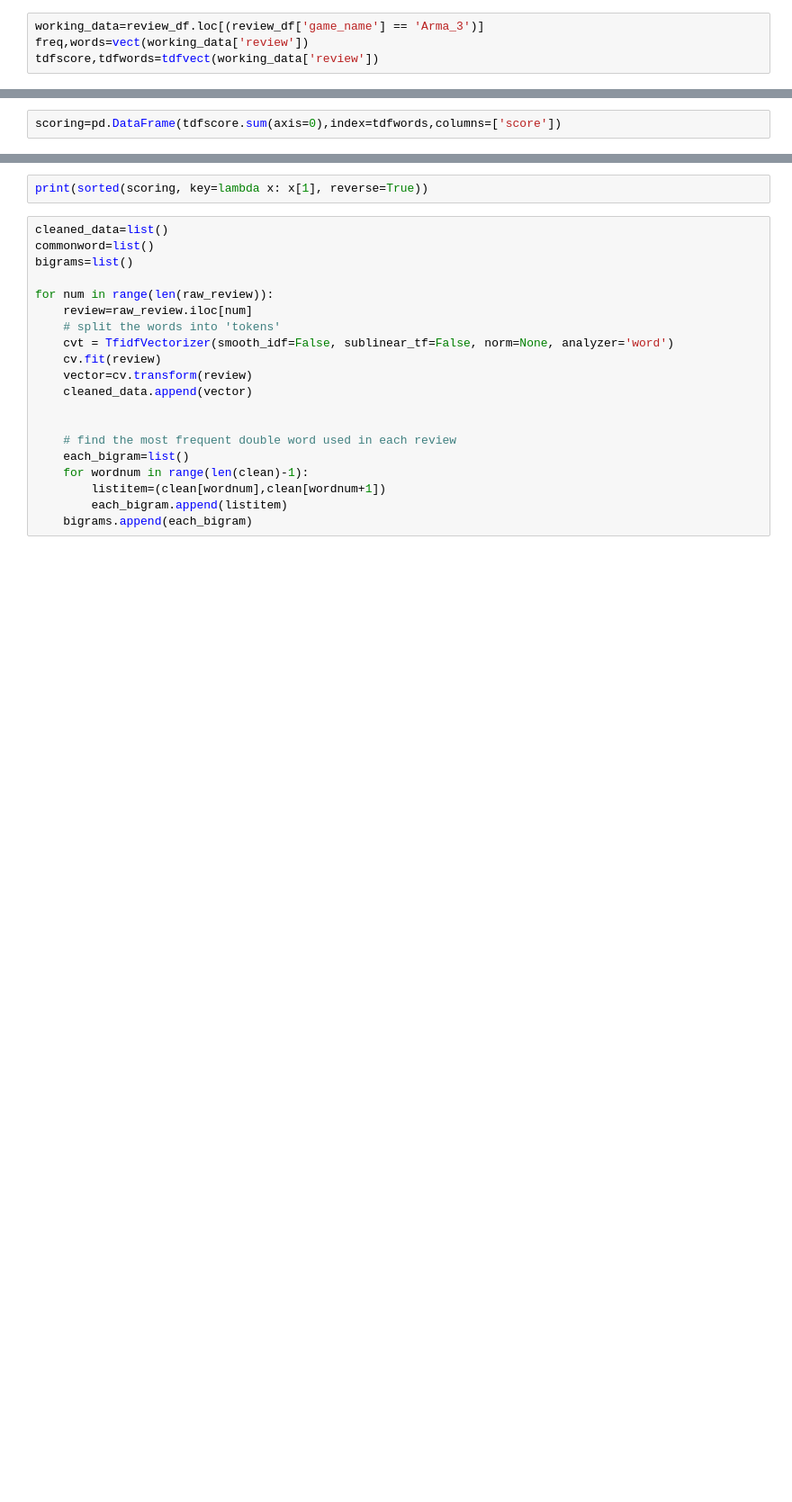
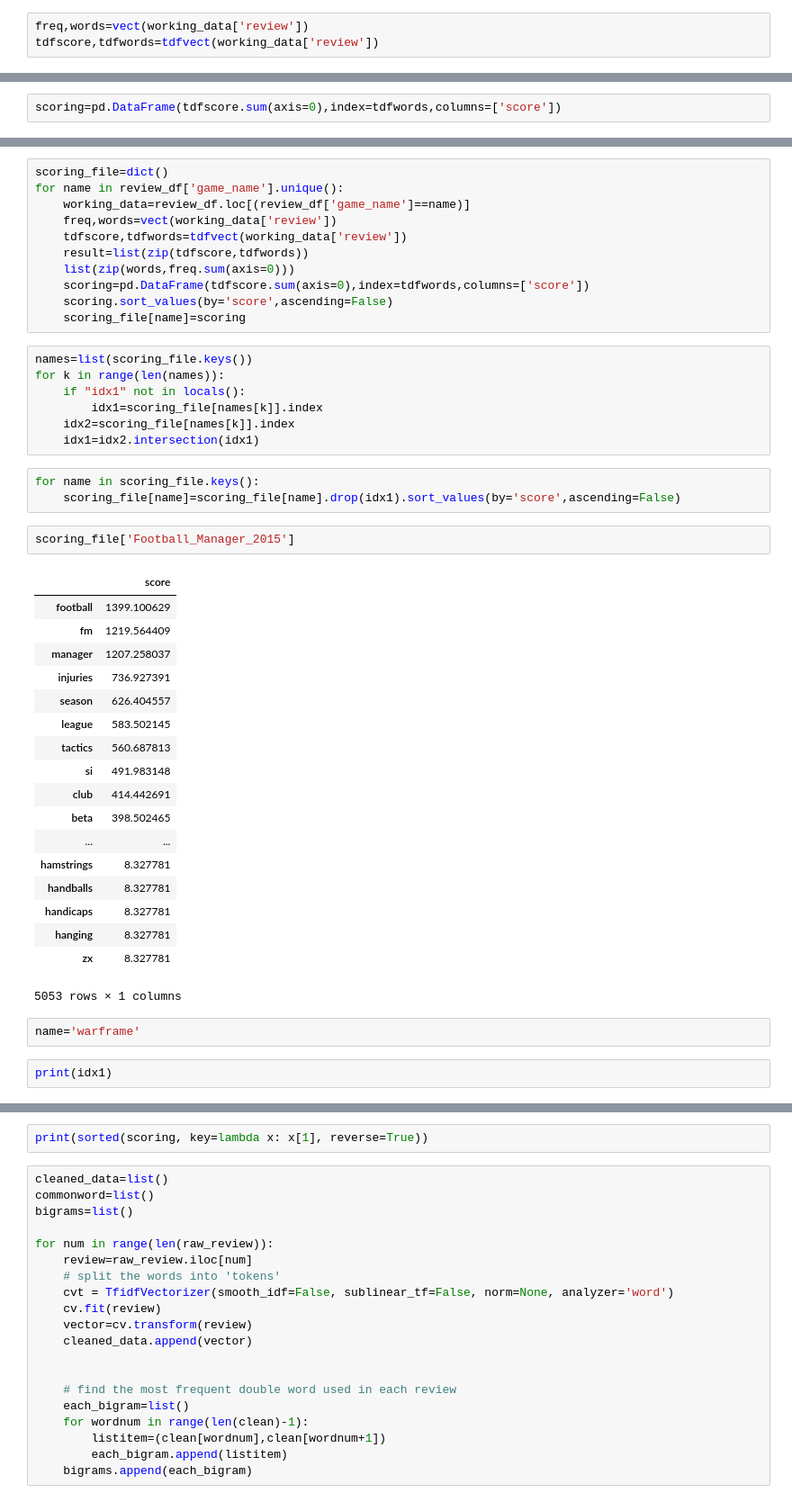
Before and after one commit to shshim906/Capstone1, a Jupyter notebook: game data wrangling.ipynb, the cells around one changed output, grey strips where cells are left out. Shown: that part at 90% size. Drawn from its saved outputs; the diff is of its cells as text; blank space fills up the shorter version.

```diff
--- a/game data wrangling.ipynb
+++ b/game data wrangling.ipynb
@@ -168,5 +111,4 @@ def tdfvect(text):
 # %%
-working_data=review_df.loc[(review_df['game_name'] == 'Arma_3')]
 freq,words=vect(working_data['review'])
 tdfscore,tdfwords=tdfvect(working_data['review'])
 # %%
@@ -229,0 +172,46 @@ scoring.sort_values(by='score',ascending=False)
+# %%
+scoring_file=dict()
+for name in review_df['game_name'].unique():
+    working_data=review_df.loc[(review_df['game_name']==name)]
+    freq,words=vect(working_data['review'])
+    tdfscore,tdfwords=tdfvect(working_data['review'])
+    result=list(zip(tdfscore,tdfwords))
+    list(zip(words,freq.sum(axis=0)))
+    scoring=pd.DataFrame(tdfscore.sum(axis=0),index=tdfwords,columns=['score'])
+    scoring.sort_values(by='score',ascending=False)
+    scoring_file[name]=scoring
+# %%
+names=list(scoring_file.keys())
+for k in range(len(names)):
+    if "idx1" not in locals():
+        idx1=scoring_file[names[k]].index
+    idx2=scoring_file[names[k]].index
+    idx1=idx2.intersection(idx1)
+# %%
+for name in scoring_file.keys():
+    scoring_file[name]=scoring_file[name].drop(idx1).sort_values(by='score',ascending=False)
+# %%
+scoring_file['Football_Manager_2015']
+# %% [output]
+|  | score |
+| football | 1399.100629 |
+| fm | 1219.564409 |
+| manager | 1207.258037 |
+| injuries | 736.927391 |
+| season | 626.404557 |
+| league | 583.502145 |
+| tactics | 560.687813 |
+| si | 491.983148 |
+| club | 414.442691 |
+| beta | 398.502465 |
+| ... | ... |
+| hamstrings | 8.327781 |
+| handballs | 8.327781 |
+| handicaps | 8.327781 |
+| hanging | 8.327781 |
+| zx | 8.327781 |
+5053 rows × 1 columns
+# %%
+name='warframe'
+# %%
+print(idx1)
```
Also changed, not shown: parts of 25 cells of this notebook.
